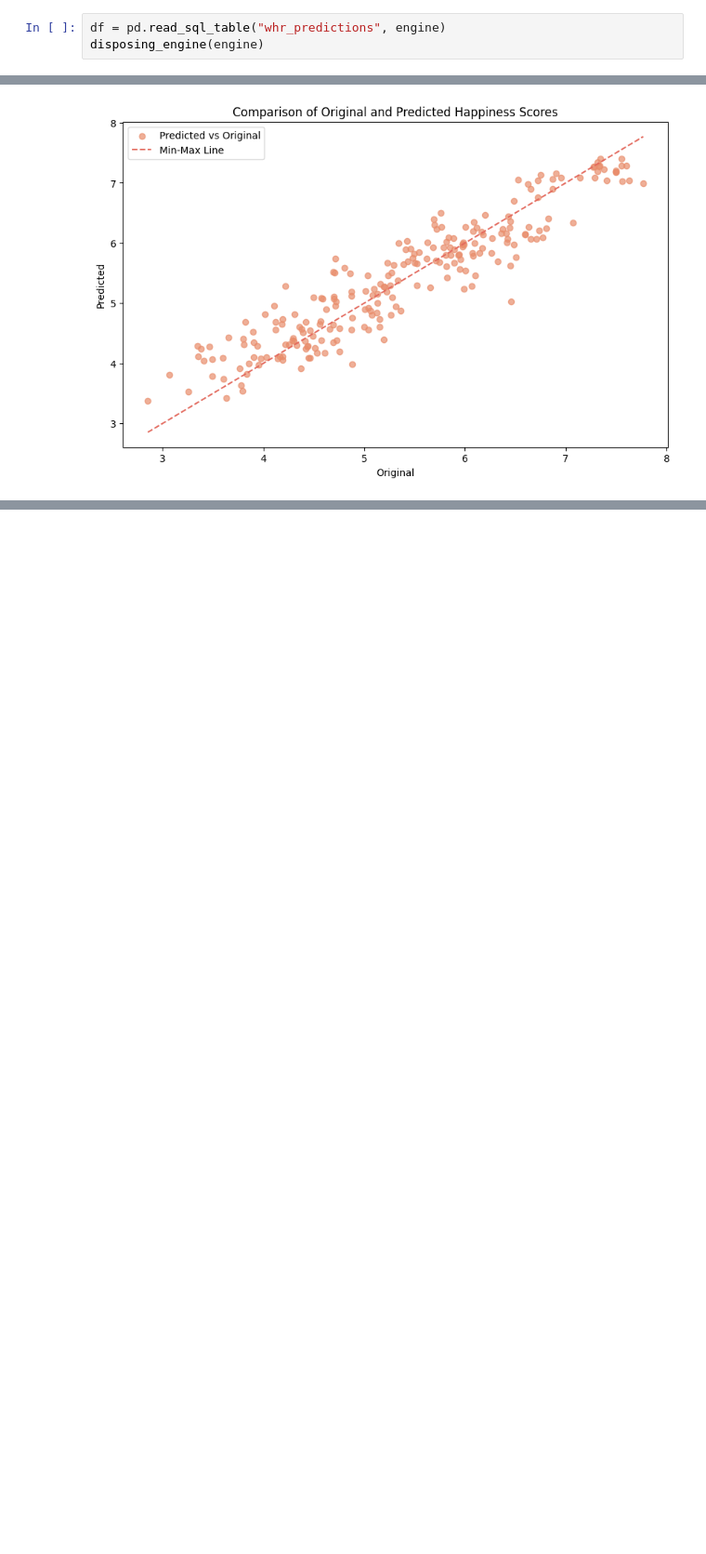
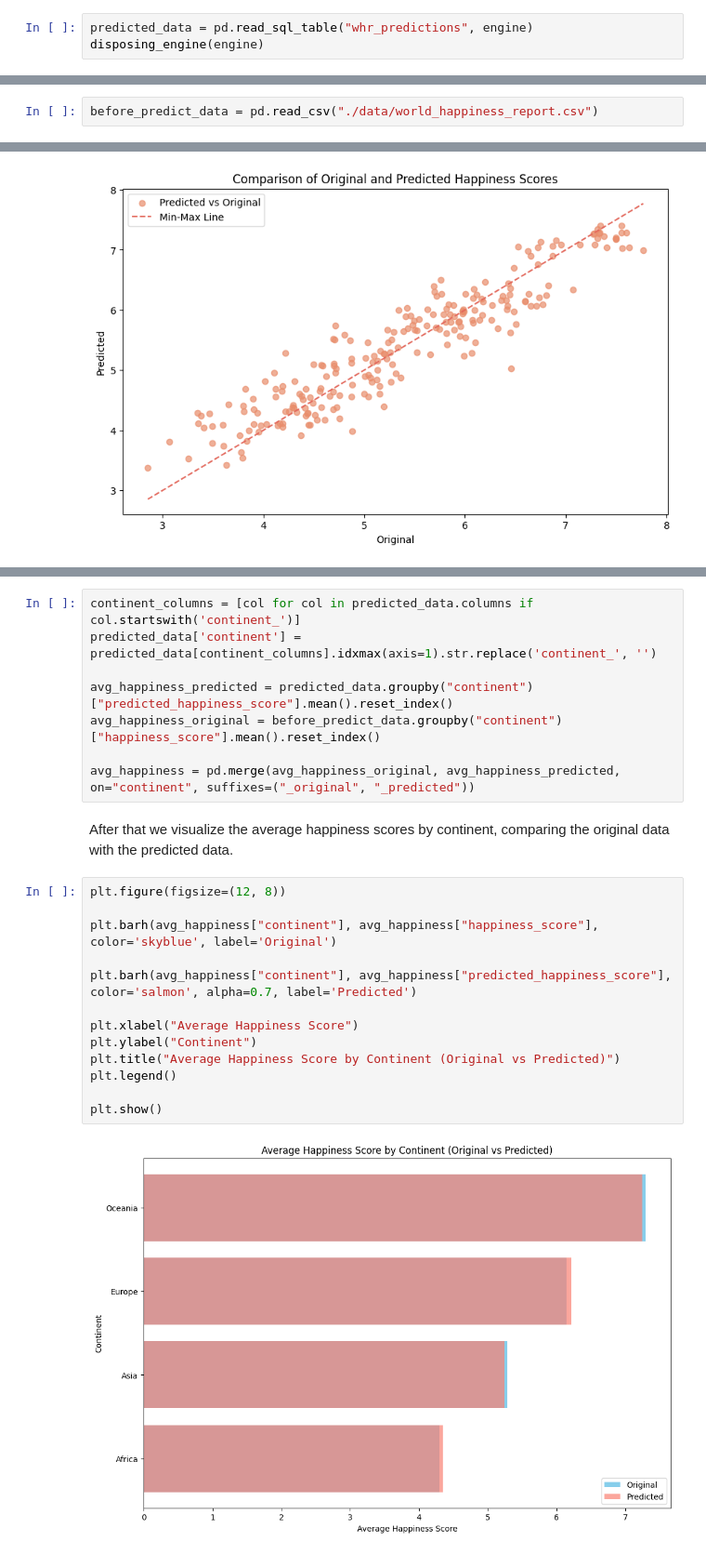
Before and after one commit to mitgar14/etl-workshop-3, a Jupyter notebook: notebooks/03-metrics.ipynb, the cells around one changed output, grey strips where cells are left out. Shown at 93% size. Cells and saved outputs as stored; diff of their text form; blank space fills up the shorter version.

Commit message:
03 notebook: Adding the plot that compares the Average Happiness Score by Continent between the Original data and the Predicted data

```diff
--- a/notebooks/03-metrics.ipynb
+++ b/notebooks/03-metrics.ipynb
@@ -63,4 +65,4 @@ engine = creating_engine()
 # %%
-df = pd.read_sql_table("whr_predictions", engine)
+predicted_data = pd.read_sql_table("whr_predictions", engine)
 disposing_engine(engine)
 # %% [output]
@@ -76,0 +81,2 @@ df.head()
+# %%
+before_predict_data = pd.read_csv("./data/world_happiness_report.csv")
@@ -126,0 +146,25 @@ plt.show()
+# %%
+continent_columns = [col for col in predicted_data.columns if col.startswith('continent_')]
+predicted_data['continent'] = predicted_data[continent_columns].idxmax(axis=1).str.replace('continent_', '')
+
+avg_happiness_predicted = predicted_data.groupby("continent")["predicted_happiness_score"].mean().reset_index()
+avg_happiness_original = before_predict_data.groupby("continent")["happiness_score"].mean().reset_index()
+
+avg_happiness = pd.merge(avg_happiness_original, avg_happiness_predicted, on="continent", suffixes=("_original", "_predicted"))
+# %% [markdown]
+After that we visualize the average happiness scores by continent, comparing the original data with the predicted data.
+# %%
+plt.figure(figsize=(12, 8))
+
+plt.barh(avg_happiness["continent"], avg_happiness["happiness_score"], color='skyblue', label='Original')
+
+plt.barh(avg_happiness["continent"], avg_happiness["predicted_happiness_score"], color='salmon', alpha=0.7, label='Predicted')
+
+plt.xlabel("Average Happiness Score")
+plt.ylabel("Continent")
+plt.title("Average Happiness Score by Continent (Original vs Predicted)")
+plt.legend()
+
+plt.show()
+# %% [output]
+[figure, added]
```
Also changed, not shown: parts of 9 cells of this notebook.
